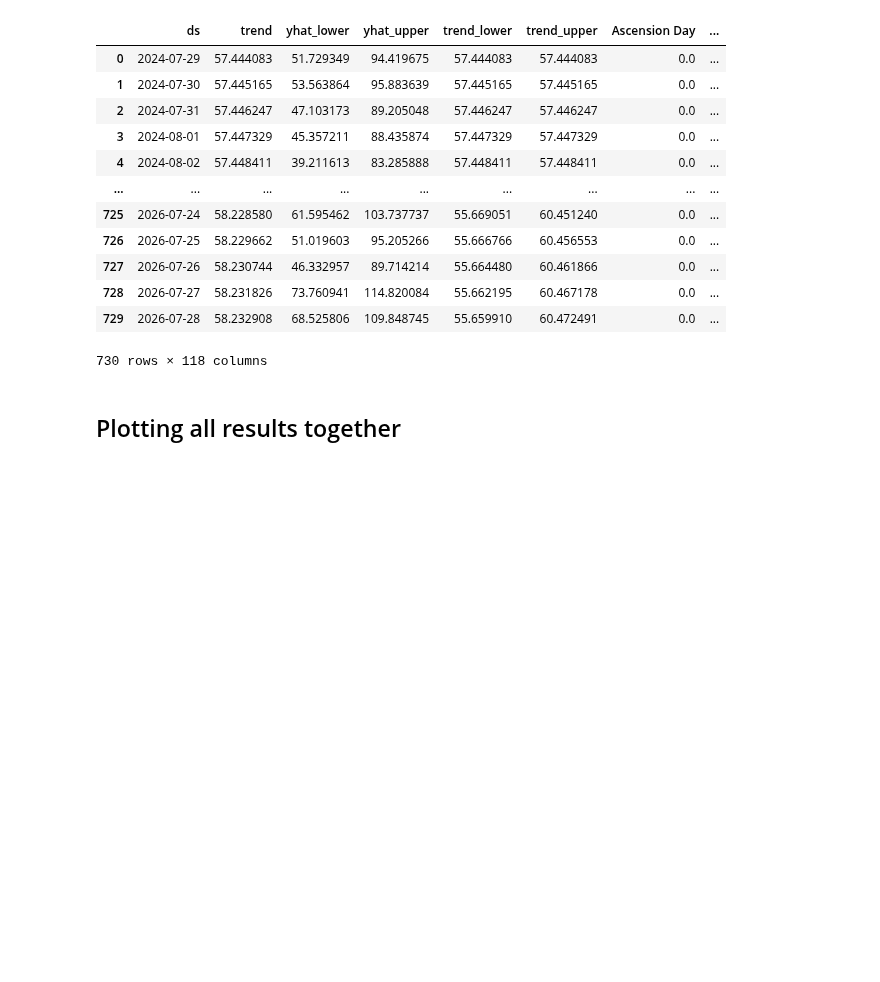
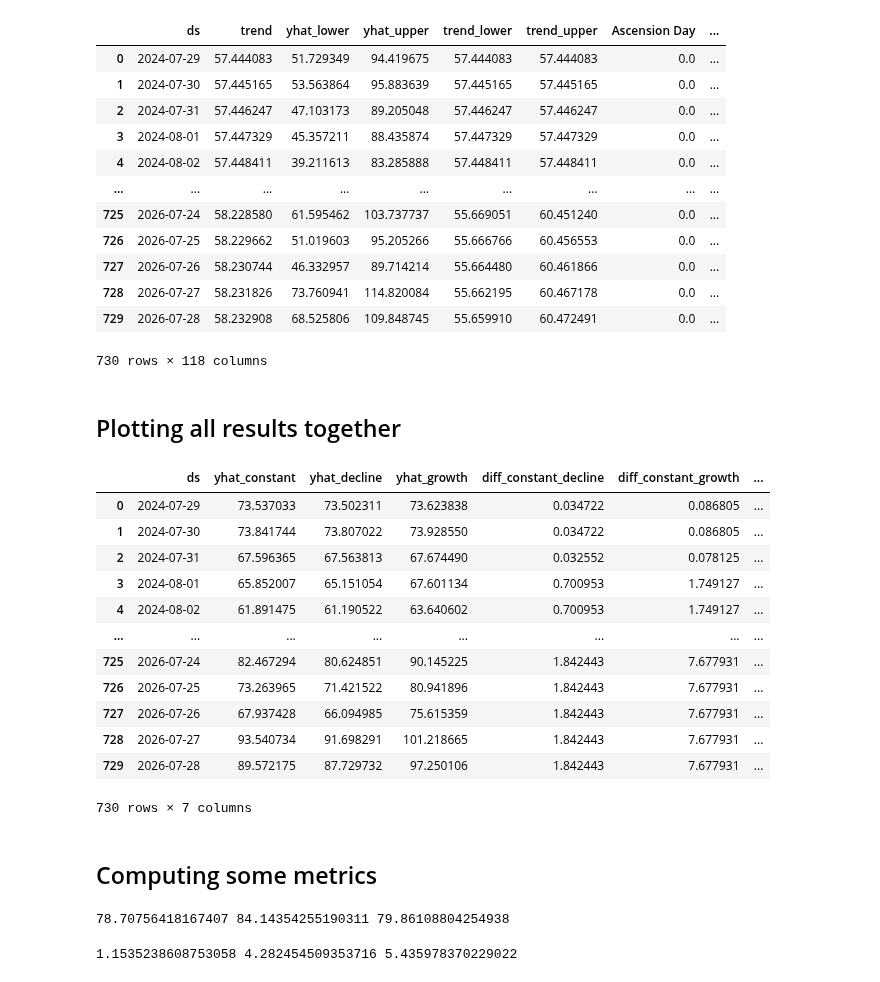
Before and after one commit to stefgr1/Prediction_of_energy_prices, a Jupyter notebook: future_prediction/prophet/prophet_forecast_future.ipynb, the cells around one changed output. Cells and saved outputs as stored; diff of their text form; code cells hidden in the pictures; blank space fills up the shorter version.

```diff
--- a/future_prediction/prophet/prophet_forecast_future.ipynb
+++ b/future_prediction/prophet/prophet_forecast_future.ipynb
@@ -201,0 +303,36 @@ merged_df.to_csv('forecast_comparison.csv', index=False)
+# %%
+merged_df
+# %% [output]
+|  | ds | yhat_constant | yhat_decline | yhat_growth | diff_constant_decline | diff_constant_growth | ... |
+| 0 | 2024-07-29 | 73.537033 | 73.502311 | 73.623838 | 0.034722 | 0.086805 | ... |
+| 1 | 2024-07-30 | 73.841744 | 73.807022 | 73.928550 | 0.034722 | 0.086805 | ... |
+| 2 | 2024-07-31 | 67.596365 | 67.563813 | 67.674490 | 0.032552 | 0.078125 | ... |
+| 3 | 2024-08-01 | 65.852007 | 65.151054 | 67.601134 | 0.700953 | 1.749127 | ... |
+| 4 | 2024-08-02 | 61.891475 | 61.190522 | 63.640602 | 0.700953 | 1.749127 | ... |
+| ... | ... | ... | ... | ... | ... | ... | ... |
+| 725 | 2026-07-24 | 82.467294 | 80.624851 | 90.145225 | 1.842443 | 7.677931 | ... |
+| 726 | 2026-07-25 | 73.263965 | 71.421522 | 80.941896 | 1.842443 | 7.677931 | ... |
+| 727 | 2026-07-26 | 67.937428 | 66.094985 | 75.615359 | 1.842443 | 7.677931 | ... |
+| 728 | 2026-07-27 | 93.540734 | 91.698291 | 101.218665 | 1.842443 | 7.677931 | ... |
+| 729 | 2026-07-28 | 89.572175 | 87.729732 | 97.250106 | 1.842443 | 7.677931 | ... |
+730 rows × 7 columns
+# %% [markdown]
+## Computing some metrics
+# %%
+# Compute the mean for each diff
+mean_diff_constant_decline = merged_df['diff_constant_decline'].mean()
+mean_diff_constant_growth = merged_df['diff_constant_growth'].mean()
+mean_diff_decline_growth = merged_df['diff_decline_growth'].mean()
+
+mean_decline = merged_df['yhat_decline'].mean()
+mean_growth = merged_df['yhat_growth'].mean()
+mean_constant = merged_df['yhat_constant'].mean()
+
+print(mean_decline, mean_growth, mean_constant)
+# %% [output]
+78.70756418167407 84.14354255190311 79.86108804254938
+# %%
+print(mean_diff_constant_decline,
+      mean_diff_constant_growth, mean_diff_decline_growth)
+# %% [output]
+1.1535238608753058 4.282454509353716 5.435978370229022
```
Also changed, not shown: parts of 4 cells of this notebook, 3 other files.
